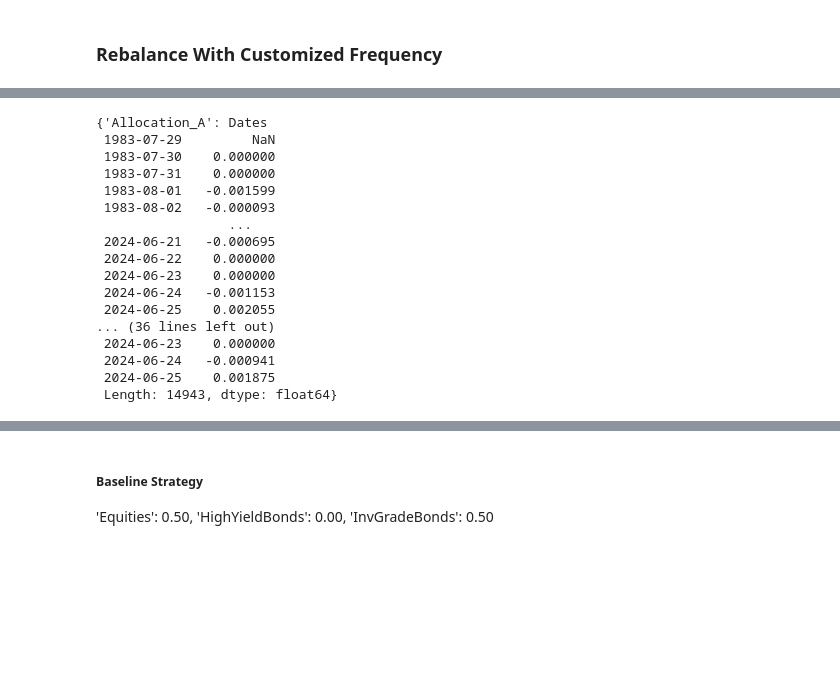
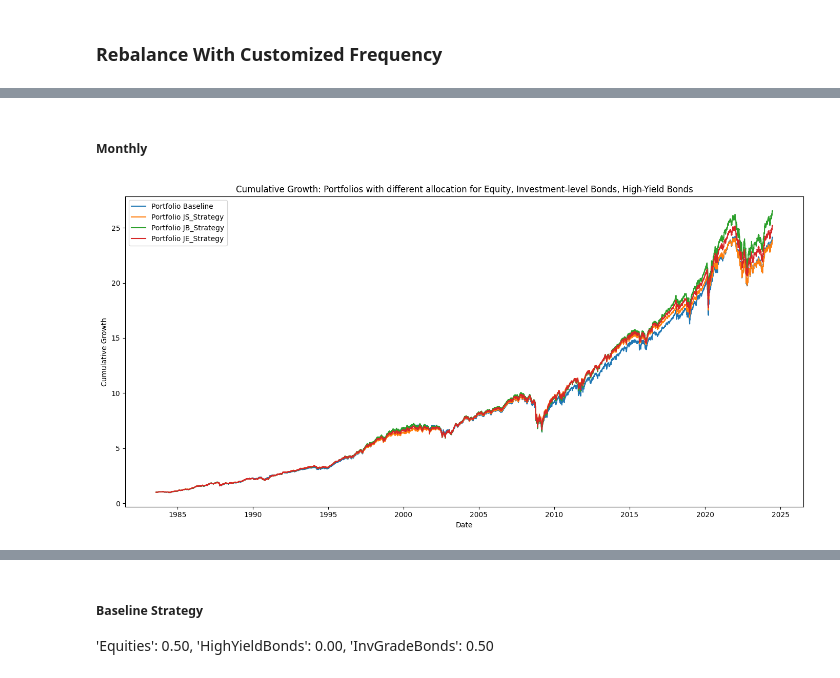
Before and after one commit to XiaozheZhangLehigh/Evaluating-the-Role-of-High-Yield-Bonds, a Jupyter notebook: NewData_Rebalancing_Code.ipynb, the cells around one changed output, grey strips where cells are left out. Cells and saved outputs as stored; diff of their text form; code cells hidden in the pictures; blank space fills up the shorter version.

Commit message:
Update for plot

```diff
--- a/NewData_Rebalancing_Code.ipynb
+++ b/NewData_Rebalancing_Code.ipynb
@@ -488,2 +238,0 @@ def backtest_portfolios(allocations_df, backtest_start_date, backtest_end_date,
-# %%
-portfolio_daily_returns_dict, cumulative_product_dict, portfolio_values = backtest_portfolios(allocations_df, start_date, end_date, rebalance_freq='M')
@@ -796,3 +238,0 @@ allocation_a_df
-# %%
-# Rebalance dates based on the specified frequency
-rebalance_dates = pd.date_range(start=start_date , end=end_date, freq='M')
@@ -971,31 +239,2 @@ cumulative_product_dict
-# %%
-annual_rebalancing_dict
-# %% [output]
-{'Allocation_A': Dates
- 1983-07-29         NaN
- 1983-07-30    0.000000
- 1983-07-31    0.000000
- 1983-08-01   -0.001599
- 1983-08-02   -0.000093
-                 ...
- 2024-06-21   -0.000695
- 2024-06-22    0.000000
- 2024-06-23    0.000000
- 2024-06-24   -0.001153
- 2024-06-25    0.002055
-... (36 lines left out)
- 2024-06-23    0.000000
- 2024-06-24   -0.000941
- 2024-06-25    0.001875
- Length: 14943, dtype: float64}
-# %%
-# Iterate over each allocation's returns and calculate performance metrics
-performance_metrics = {}
-for allocation_name, returns in annual_rebalancing_dict.items():
-    performance_metrics[allocation_name] = calculate_performance_metrics(returns)
-
-# Convert the performance metrics dictionary to a DataFrame
-performance_df = pd.DataFrame(performance_metrics, index=['Total Return', 'Annualized Return', 'Annualized Volatility', 'Sharpe Ratio', 'Max Drawdown', 'Max Drawdown Date']).T
-
-# Print the DataFrame
-performance_df
+# %% [markdown]
+##### Monthly
@@ -1001,0 +322,4 @@ performance_df
+# %%
+monthly_rebalancing_dict = backtest_portfolios(allocations_df, start_date, end_date, rebalance_freq='M')
+# %% [output]
+[figure, added]
```
Also changed, not shown: parts of 38 cells of this notebook.
